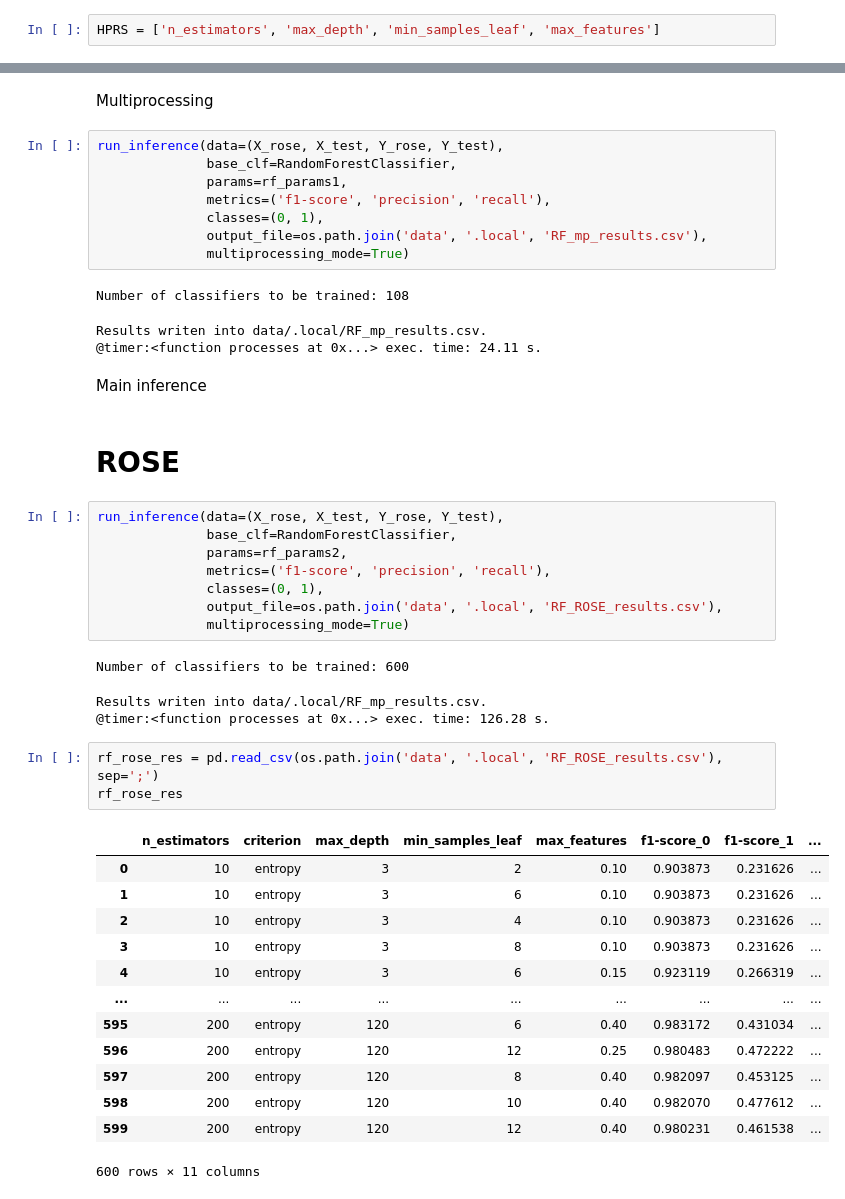
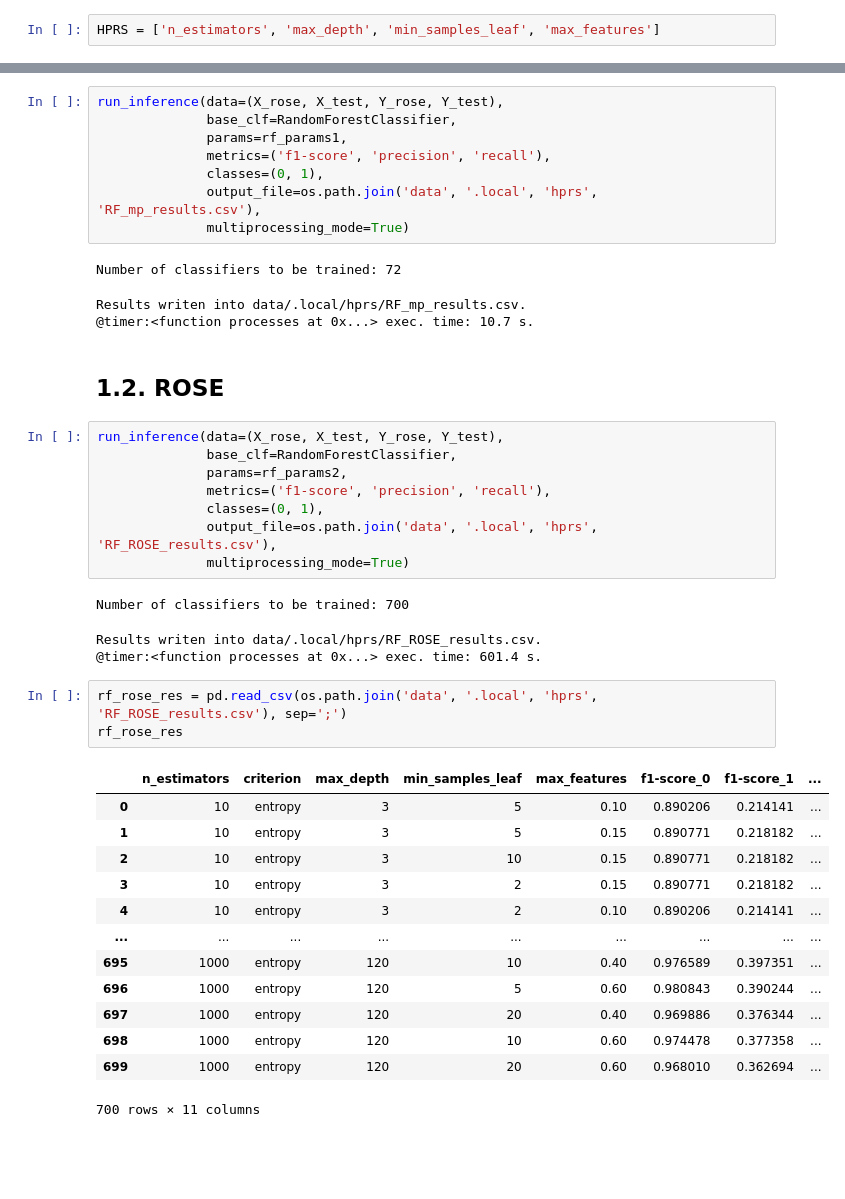
Before and after one commit to shvetsmaksym/Taiwan-Companies-Bankruptcy-Prediction, a Jupyter notebook: tree_based_models.ipynb, the cells around one changed output, grey strips where cells are left out. Drawn from its saved outputs; the diff is of its cells as text; blank space fills up the shorter version.

```diff
--- a/tree_based_models.ipynb
+++ b/tree_based_models.ipynb
@@ -126,47 +156,43 @@ Number of classifiers to be trained: 108
-# %% [markdown]
-Multiprocessing
 # %%
 run_inference(data=(X_rose, X_test, Y_rose, Y_test),
               base_clf=RandomForestClassifier,
               params=rf_params1,
               metrics=('f1-score', 'precision', 'recall'),
               classes=(0, 1),
-              output_file=os.path.join('data', '.local', 'RF_mp_results.csv'),
+              output_file=os.path.join('data', '.local', 'hprs', 'RF_mp_results.csv'),
               multiprocessing_mode=True)
 # %% [output]
-Number of classifiers to be trained: 108
+Number of classifiers to be trained: 72
-Results writen into data/.local/RF_mp_results.csv.
-@timer:<function processes at 0x...> exec. time: 24.11 s.
+Results writen into data/.local/hprs/RF_mp_results.csv.
+@timer:<function processes at 0x...> exec. time: 10.7 s.
-# %% [markdown]
-Main inference
 # %% [markdown]
-# ROSE
+## 1.2. ROSE
 # %%
 run_inference(data=(X_rose, X_test, Y_rose, Y_test),
               base_clf=RandomForestClassifier,
               params=rf_params2,
               metrics=('f1-score', 'precision', 'recall'),
               classes=(0, 1),
-              output_file=os.path.join('data', '.local', 'RF_ROSE_results.csv'),
+              output_file=os.path.join('data', '.local', 'hprs', 'RF_ROSE_results.csv'),
               multiprocessing_mode=True)
 # %% [output]
-Number of classifiers to be trained: 600
+Number of classifiers to be trained: 700
-Results writen into data/.local/RF_mp_results.csv.
-@timer:<function processes at 0x...> exec. time: 126.28 s.
+Results writen into data/.local/hprs/RF_ROSE_results.csv.
+@timer:<function processes at 0x...> exec. time: 601.4 s.
 # %%
-rf_rose_res = pd.read_csv(os.path.join('data', '.local', 'RF_ROSE_results.csv'), sep=';')
+rf_rose_res = pd.read_csv(os.path.join('data', '.local', 'hprs', 'RF_ROSE_results.csv'), sep=';')
 rf_rose_res
 # %% [output]
 |  | n_estimators | criterion | max_depth | min_samples_leaf | max_features | f1-score_0 | f1-score_1 | ... |
-| 0 | 10 | entropy | 3 | 2 | 0.10 | 0.903873 | 0.231626 | ... |
-| 1 | 10 | entropy | 3 | 6 | 0.10 | 0.903873 | 0.231626 | ... |
-| 2 | 10 | entropy | 3 | 4 | 0.10 | 0.903873 | 0.231626 | ... |
-| 3 | 10 | entropy | 3 | 8 | 0.10 | 0.903873 | 0.231626 | ... |
-| 4 | 10 | entropy | 3 | 6 | 0.15 | 0.923119 | 0.266319 | ... |
+| 0 | 10 | entropy | 3 | 5 | 0.10 | 0.890206 | 0.214141 | ... |
+| 1 | 10 | entropy | 3 | 5 | 0.15 | 0.890771 | 0.218182 | ... |
+| 2 | 10 | entropy | 3 | 10 | 0.15 | 0.890771 | 0.218182 | ... |
+| 3 | 10 | entropy | 3 | 2 | 0.15 | 0.890771 | 0.218182 | ... |
+| 4 | 10 | entropy | 3 | 2 | 0.10 | 0.890206 | 0.214141 | ... |
 | ... | ... | ... | ... | ... | ... | ... | ... | ... |
-| 595 | 200 | entropy | 120 | 6 | 0.40 | 0.983172 | 0.431034 | ... |
-| 596 | 200 | entropy | 120 | 12 | 0.25 | 0.980483 | 0.472222 | ... |
-| 597 | 200 | entropy | 120 | 8 | 0.40 | 0.982097 | 0.453125 | ... |
-| 598 | 200 | entropy | 120 | 10 | 0.40 | 0.982070 | 0.477612 | ... |
-| 599 | 200 | entropy | 120 | 12 | 0.40 | 0.980231 | 0.461538 | ... |
+| 695 | 1000 | entropy | 120 | 10 | 0.40 | 0.976589 | 0.397351 | ... |
+| 696 | 1000 | entropy | 120 | 5 | 0.60 | 0.980843 | 0.390244 | ... |
+| 697 | 1000 | entropy | 120 | 20 | 0.40 | 0.969886 | 0.376344 | ... |
+| 698 | 1000 | entropy | 120 | 10 | 0.60 | 0.974478 | 0.377358 | ... |
+| 699 | 1000 | entropy | 120 | 20 | 0.60 | 0.968010 | 0.362694 | ... |
-600 rows × 11 columns
+700 rows × 11 columns
```
Also changed, not shown: parts of 68 cells of this notebook, 1 other file.
